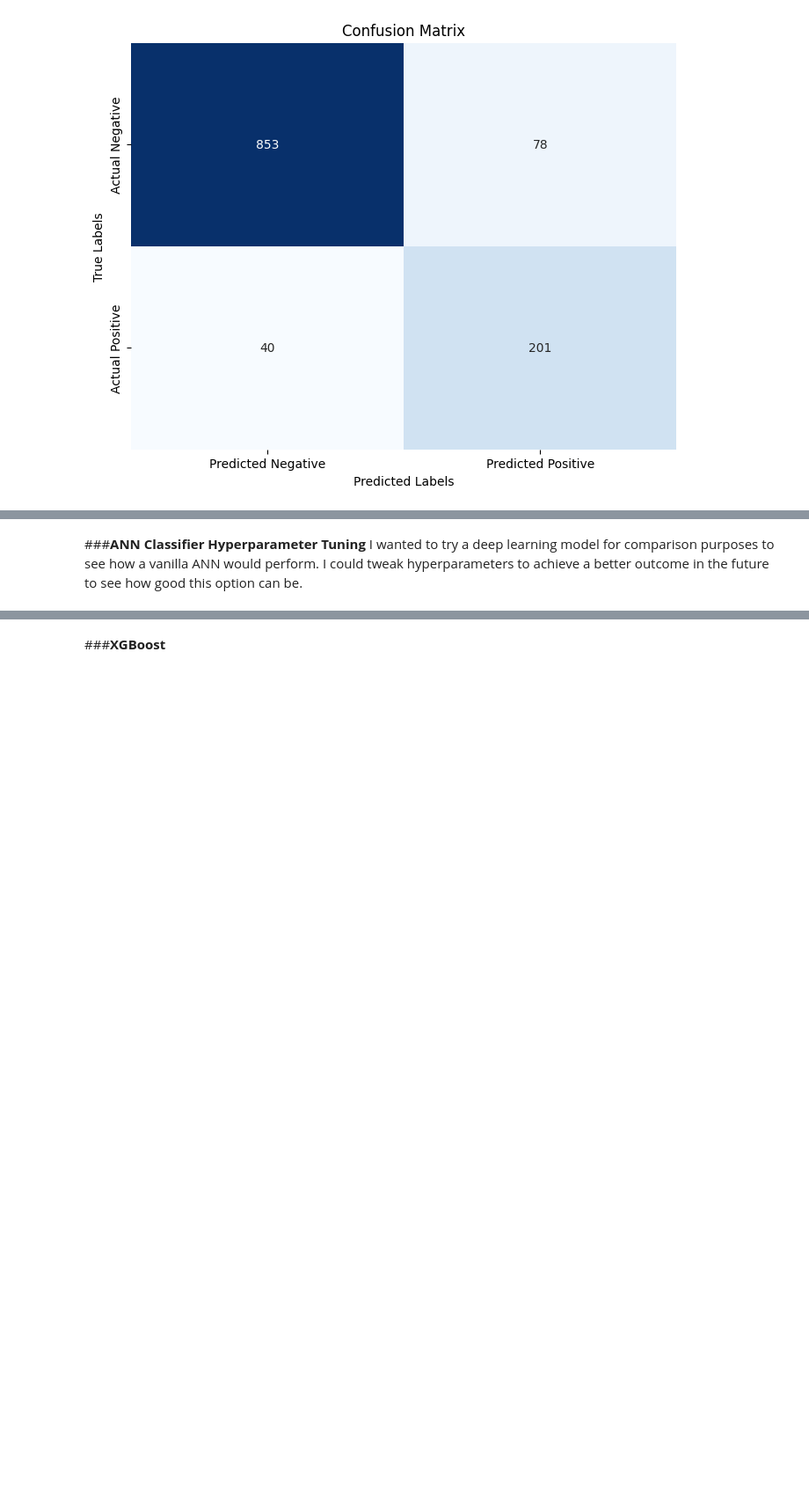
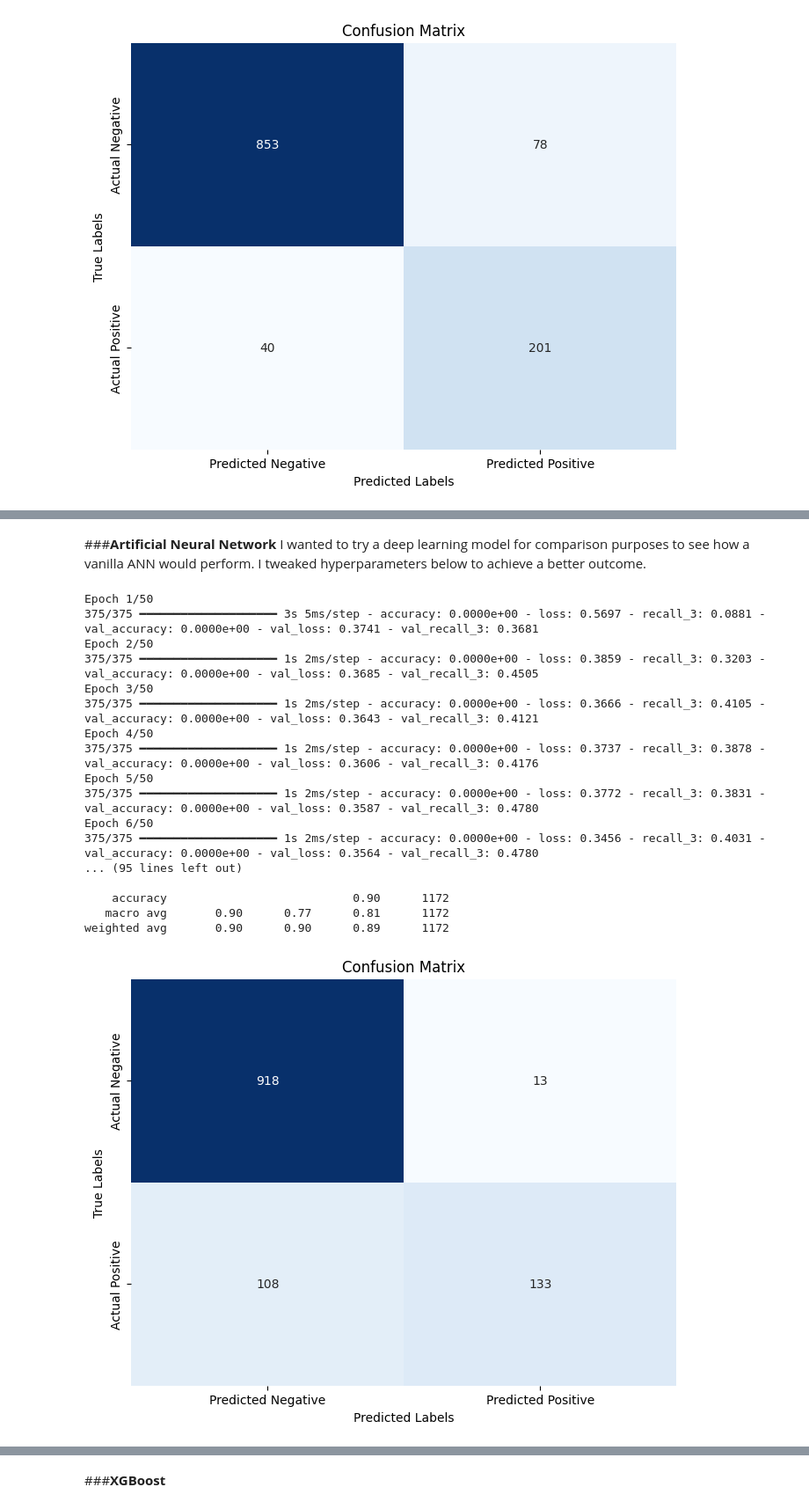
Before and after one commit to ktfrahm/datascience-projects, a Jupyter notebook: Loan_Default_Prediction/Loan_Default_Prediction.ipynb, the cells around one changed output, grey strips where cells are left out. Shown at 88% size. Saved outputs shown, nothing was run; the diff lists cells and outputs as text; code cells hidden in the pictures; blank space fills up the shorter version.

```diff
--- a/Loan_Default_Prediction/Loan_Default_Prediction.ipynb
+++ b/Loan_Default_Prediction/Loan_Default_Prediction.ipynb
@@ -1454,3 +1530,3 @@ weighted avg       0.91      0.90      0.90      1172
 # %% [markdown]
-###**ANN Classifier Hyperparameter Tuning**
-I wanted to try a deep learning model for comparison purposes to see how a vanilla ANN would perform. I could tweak hyperparameters to achieve a better outcome in the future to see how good this option can be.
+###**Artificial Neural Network**
+I wanted to try a deep learning model for comparison purposes to see how a vanilla ANN would perform. I tweaked hyperparameters below to achieve a better outcome.
@@ -1463,0 +1533,46 @@ I wanted to try a deep learning model for comparison purposes to see how a vanil
+# %%
+from sklearn.preprocessing import LabelEncoder
+
+# Build the model
+ann_model = Sequential()
+ann_model.add(Dense(32, input_dim=x_raw_train_scaled.shape[1], kernel_initializer='uniform', activation='relu'))
+ann_model.add(Dense(16, kernel_initializer='uniform', activation='relu'))
+ann_model.add(Dense(1, kernel_initializer='uniform', activation='sigmoid'))
+
+# Compile the model
+ann_model.compile(optimizer='adam', loss='binary_crossentropy', metrics=[Accuracy(), Recall()])
+
+# Create a LabelEncoder object
+encoder = LabelEncoder()
+
+# Fit the encoder on the training data
+encoder.fit(y_raw_train)
+y_raw_train_encoded = encoder.transform(y_raw_train)
+
+# Fit the model
+ann_model.fit(x_raw_train_scaled, y_raw_train_encoded, epochs=50, batch_size=10, verbose=1, validation_split=0.2)
+
+# Calculate Predictions
+y_pred = (ann_model.predict(x_raw_test_scaled) > 0.5).astype(int)
+
+# Evaluate the model
+ann_report = model_performance_classification(ann_model, x_raw_test_scaled, y_raw_test, y_pred)
+# %% [output]
+Epoch 1/50
+375/375 ━━━━━━━━━━━━━━━━━━━━ 3s 5ms/step - accuracy: 0.0000e+00 - loss: 0.5697 - recall_3: 0.0881 - val_accuracy: 0.0000e+00 - val_loss: 0.3741 - val_recall_3: 0.3681
+Epoch 2/50
+375/375 ━━━━━━━━━━━━━━━━━━━━ 1s 2ms/step - accuracy: 0.0000e+00 - loss: 0.3859 - recall_3: 0.3203 - val_accuracy: 0.0000e+00 - val_loss: 0.3685 - val_recall_3: 0.4505
+Epoch 3/50
+375/375 ━━━━━━━━━━━━━━━━━━━━ 1s 2ms/step - accuracy: 0.0000e+00 - loss: 0.3666 - recall_3: 0.4105 - val_accuracy: 0.0000e+00 - val_loss: 0.3643 - val_recall_3: 0.4121
+Epoch 4/50
+375/375 ━━━━━━━━━━━━━━━━━━━━ 1s 2ms/step - accuracy: 0.0000e+00 - loss: 0.3737 - recall_3: 0.3878 - val_accuracy: 0.0000e+00 - val_loss: 0.3606 - val_recall_3: 0.4176
+Epoch 5/50
+375/375 ━━━━━━━━━━━━━━━━━━━━ 1s 2ms/step - accuracy: 0.0000e+00 - loss: 0.3772 - recall_3: 0.3831 - val_accuracy: 0.0000e+00 - val_loss: 0.3587 - val_recall_3: 0.4780
+Epoch 6/50
+375/375 ━━━━━━━━━━━━━━━━━━━━ 1s 2ms/step - accuracy: 0.0000e+00 - loss: 0.3456 - recall_3: 0.4031 - val_accuracy: 0.0000e+00 - val_loss: 0.3564 - val_recall_3: 0.4780
+... (95 lines left out)
+
+    accuracy                           0.90      1172
+   macro avg       0.90      0.77      0.81      1172
+weighted avg       0.90      0.90      0.89      1172
+[figure, added]
```
Also changed, not shown: parts of 32 cells of this notebook.
